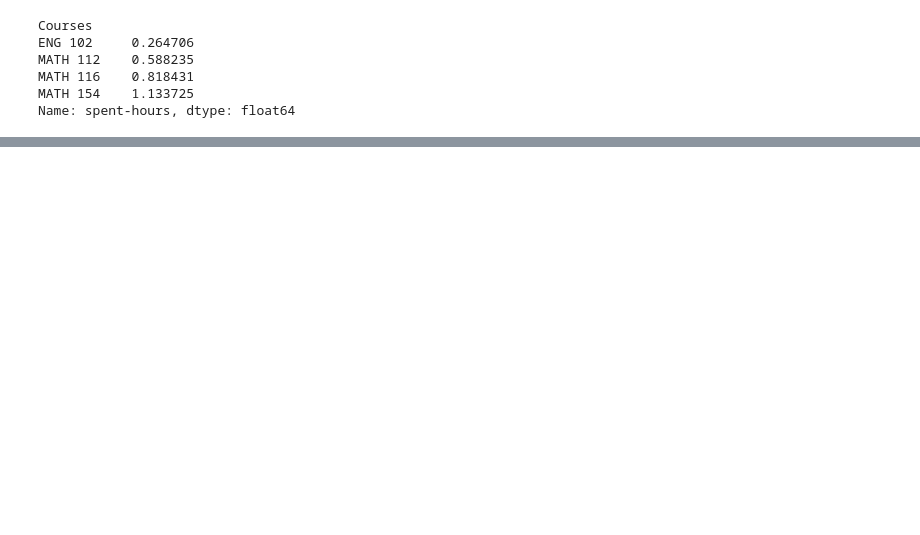
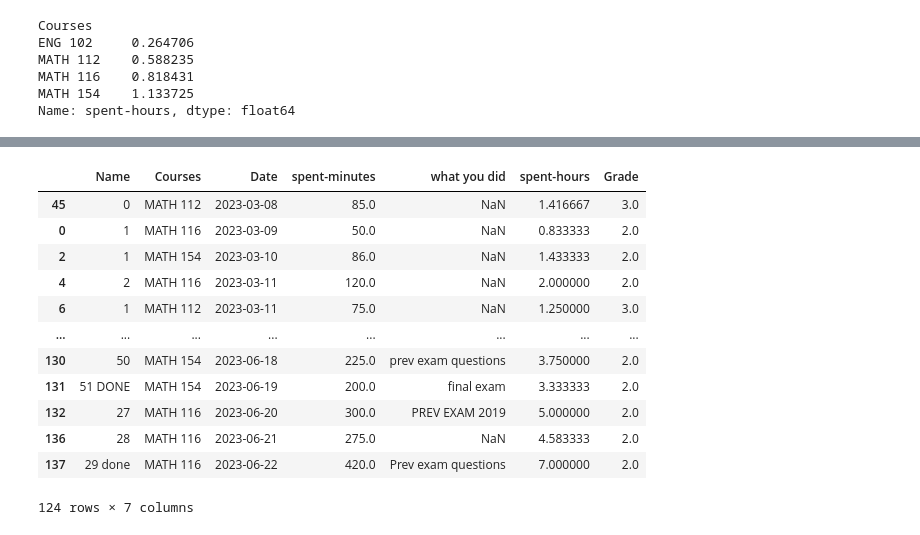
Before and after one commit to itszehrakaya/study-analysis, a Jupyter notebook: notion-data/cleaning.ipynb, the cells around one changed output, grey strips where cells are left out. Saved outputs shown, nothing was run; the diff lists cells and outputs as text; code cells hidden in the pictures; blank space fills up the shorter version.

```diff
--- a/notion-data/cleaning.ipynb
+++ b/notion-data/cleaning.ipynb
@@ -188,0 +209,17 @@ Name: spent-hours, dtype: float64
+# %%
+zdf['Grade'] = zdf['Courses'].map({'MATH 116': 2, 'MATH 154': 2, 'MATH 112': 3, 'ENG 102': 2.5})
+zdf
+# %% [output]
+|  | Name | Courses | Date | spent-minutes | what you did | spent-hours | Grade |
+| 45 | 0 | MATH 112 | 2023-03-08 | 85.0 | NaN | 1.416667 | 3.0 |
+| 0 | 1 | MATH 116 | 2023-03-09 | 50.0 | NaN | 0.833333 | 2.0 |
+| 2 | 1 | MATH 154 | 2023-03-10 | 86.0 | NaN | 1.433333 | 2.0 |
+| 4 | 2 | MATH 116 | 2023-03-11 | 120.0 | NaN | 2.000000 | 2.0 |
+| 6 | 1 | MATH 112 | 2023-03-11 | 75.0 | NaN | 1.250000 | 3.0 |
+| ... | ... | ... | ... | ... | ... | ... | ... |
+| 130 | 50 | MATH 154 | 2023-06-18 | 225.0 | prev exam questions | 3.750000 | 2.0 |
+| 131 | 51 DONE | MATH 154 | 2023-06-19 | 200.0 | final exam | 3.333333 | 2.0 |
+| 132 | 27 | MATH 116 | 2023-06-20 | 300.0 | PREV EXAM 2019 | 5.000000 | 2.0 |
+| 136 | 28 | MATH 116 | 2023-06-21 | 275.0 | NaN | 4.583333 | 2.0 |
+| 137 | 29 done | MATH 116 | 2023-06-22 | 420.0 | Prev exam questions | 7.000000 | 2.0 |
+124 rows × 7 columns
```
Also changed, not shown: parts of 14 cells of this notebook, 3 other files.
